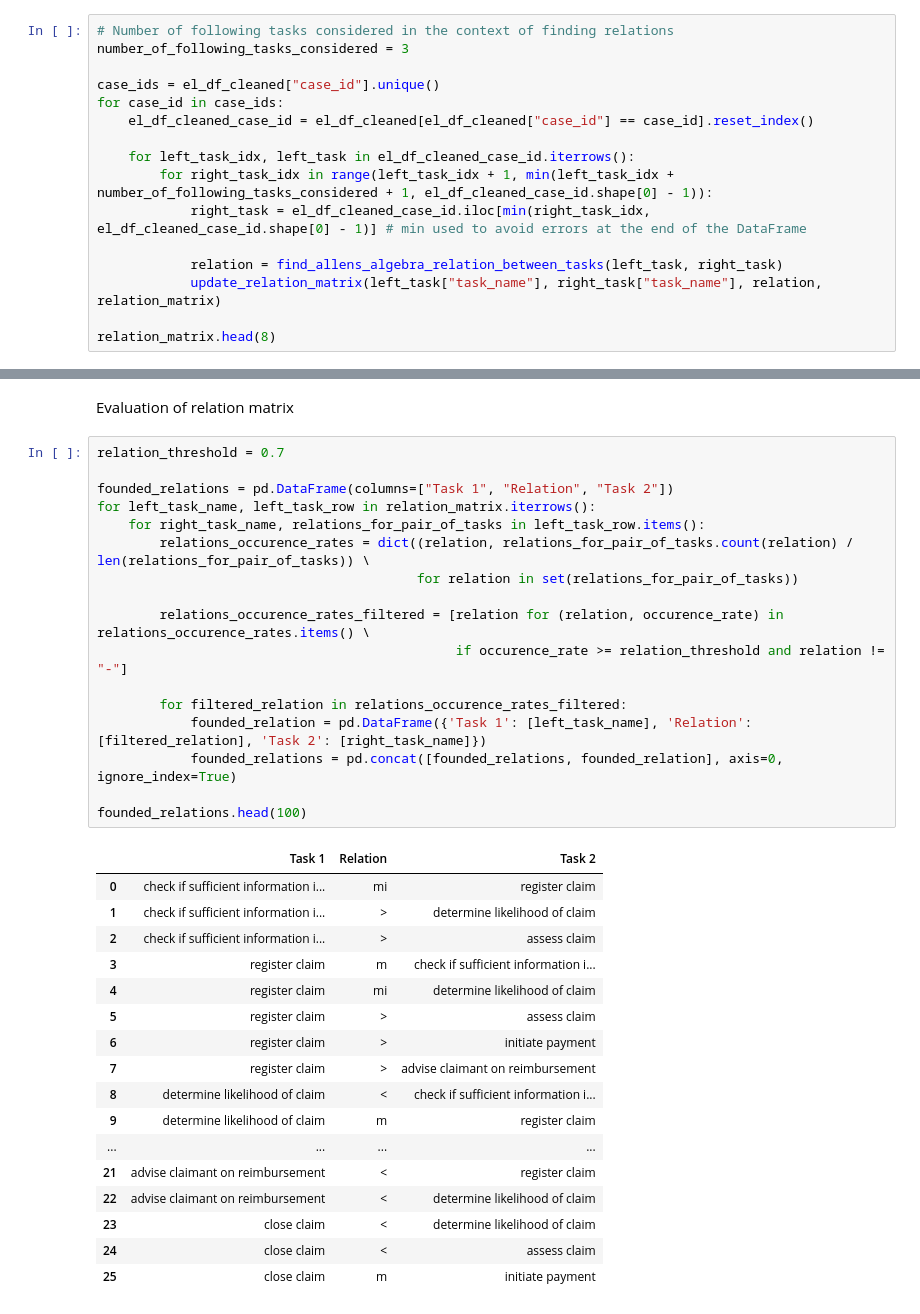
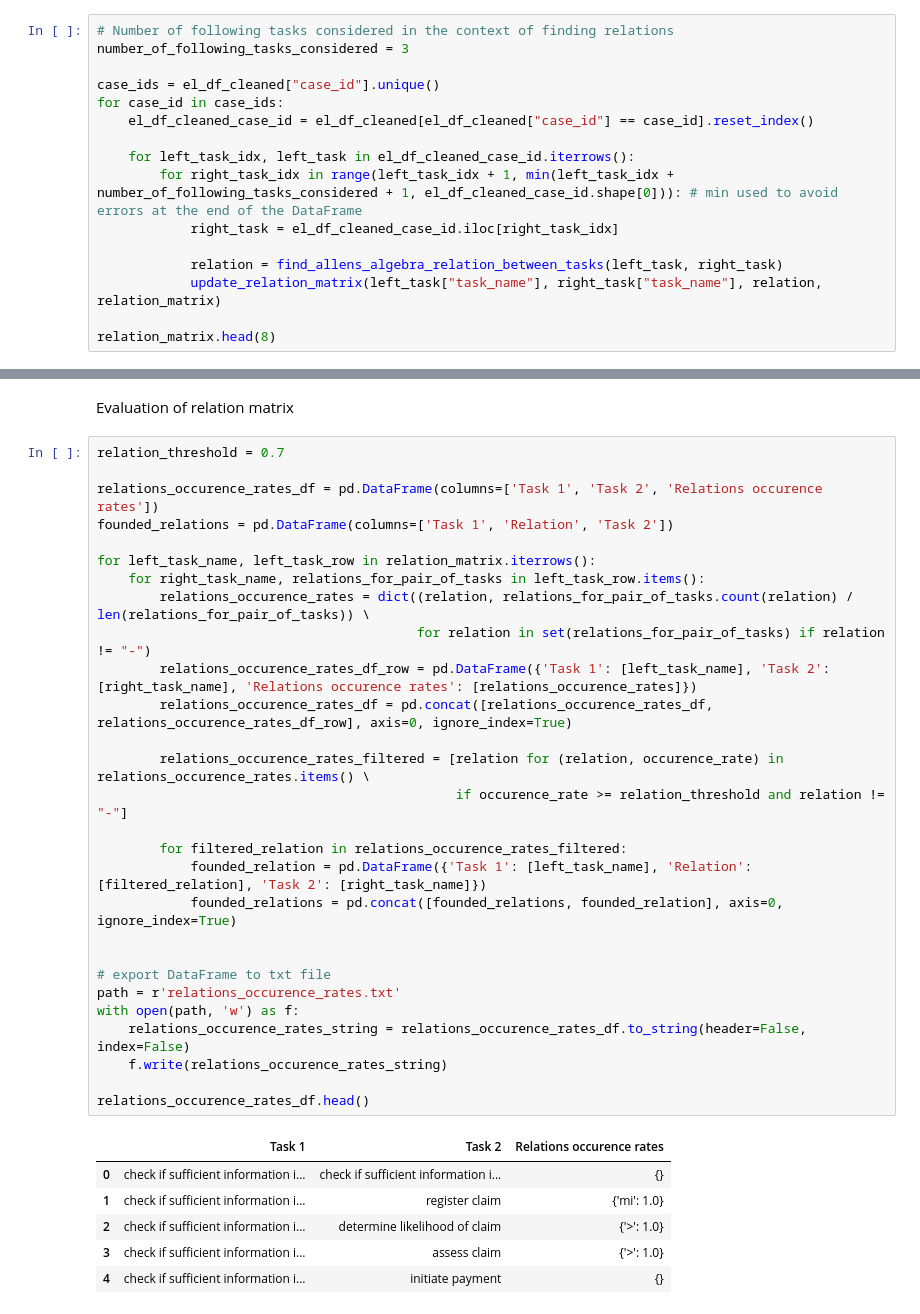
Before and after one commit to Sroka-Bartosz/Allen-fuzzy-logs-relation-analysis, a Jupyter notebook: relation_matrix.ipynb, the cells around one changed output, grey strips where cells are left out. Drawn from its saved outputs; the diff is of its cells as text.

```diff
--- a/relation_matrix.ipynb
+++ b/relation_matrix.ipynb
@@ -123,8 +112,8 @@ for case_id in case_ids:
     el_df_cleaned_case_id = el_df_cleaned[el_df_cleaned["case_id"] == case_id].reset_index()
 
     for left_task_idx, left_task in el_df_cleaned_case_id.iterrows():
-        for right_task_idx in range(left_task_idx + 1, min(left_task_idx + number_of_following_tasks_considered + 1, el_df_cleaned_case_id.shape[0] - 1)):
-            right_task = el_df_cleaned_case_id.iloc[min(right_task_idx, el_df_cleaned_case_id.shape[0] - 1)] # min used to avoid errors at the end of the DataFrame
+        for right_task_idx in range(left_task_idx + 1, min(left_task_idx + number_of_following_tasks_considered + 1, el_df_cleaned_case_id.shape[0])): # min used to avoid errors at the end of the DataFrame
+            right_task = el_df_cleaned_case_id.iloc[right_task_idx]
 
             relation = find_allens_algebra_relation_between_tasks(left_task, right_task)
             update_relation_matrix(left_task["task_name"], right_task["task_name"], relation, relation_matrix)
@@ -145,35 +134,35 @@ Evaluation of relation matrix
 # %%
 relation_threshold = 0.7
 
-founded_relations = pd.DataFrame(columns=["Task 1", "Relation", "Task 2"])
+relations_occurence_rates_df = pd.DataFrame(columns=['Task 1', 'Task 2', 'Relations occurence rates'])
+founded_relations = pd.DataFrame(columns=['Task 1', 'Relation', 'Task 2'])
+
 for left_task_name, left_task_row in relation_matrix.iterrows():
     for right_task_name, relations_for_pair_of_tasks in left_task_row.items():
         relations_occurence_rates = dict((relation, relations_for_pair_of_tasks.count(relation) / len(relations_for_pair_of_tasks)) \
-                                         for relation in set(relations_for_pair_of_tasks))
+                                         for relation in set(relations_for_pair_of_tasks) if relation != "-")
+        relations_occurence_rates_df_row = pd.DataFrame({'Task 1': [left_task_name], 'Task 2': [right_task_name], 'Relations occurence rates': [relations_occurence_rates]})
+        relations_occurence_rates_df = pd.concat([relations_occurence_rates_df, relations_occurence_rates_df_row], axis=0, ignore_index=True)
 
         relations_occurence_rates_filtered = [relation for (relation, occurence_rate) in relations_occurence_rates.items() \
                                               if occurence_rate >= relation_threshold and relation != "-"]
 
         for filtered_relation in relations_occurence_rates_filtered:
             founded_relation = pd.DataFrame({'Task 1': [left_task_name], 'Relation': [filtered_relation], 'Task 2': [right_task_name]})
             founded_relations = pd.concat([founded_relations, founded_relation], axis=0, ignore_index=True)
 
-founded_relations.head(100)
+
+# export DataFrame to txt file
+path = r'relations_occurence_rates.txt'
+with open(path, 'w') as f:
+    relations_occurence_rates_string = relations_occurence_rates_df.to_string(header=False, index=False)
+    f.write(relations_occurence_rates_string)
+
+relations_occurence_rates_df.head()
 # %% [output]
-|  | Task 1 | Relation | Task 2 |
-| 0 | check if sufficient information i... | mi | register claim |
-| 1 | check if sufficient information i... | > | determine likelihood of claim |
-| 2 | check if sufficient information i... | > | assess claim |
-| 3 | register claim | m | check if sufficient information i... |
-| 4 | register claim | mi | determine likelihood of claim |
-| 5 | register claim | > | assess claim |
-| 6 | register claim | > | initiate payment |
-| 7 | register claim | > | advise claimant on reimbursement |
-| 8 | determine likelihood of claim | < | check if sufficient information i... |
-| 9 | determine likelihood of claim | m | register claim |
-| ... | ... | ... | ... |
-| 21 | advise claimant on reimbursement | < | register claim |
-| 22 | advise claimant on reimbursement | < | determine likelihood of claim |
-| 23 | close claim | < | determine likelihood of claim |
-| 24 | close claim | < | assess claim |
-| 25 | close claim | m | initiate payment |
+|  | Task 1 | Task 2 | Relations occurence rates |
+| 0 | check if sufficient information i... | check if sufficient information i... | {} |
+| 1 | check if sufficient information i... | register claim | {'mi': 1.0} |
+| 2 | check if sufficient information i... | determine likelihood of claim | {'>': 1.0} |
+| 3 | check if sufficient information i... | assess claim | {'>': 1.0} |
+| 4 | check if sufficient information i... | initiate payment | {} |
```
Also changed, not shown: parts of 9 cells of this notebook, 1 other file.
